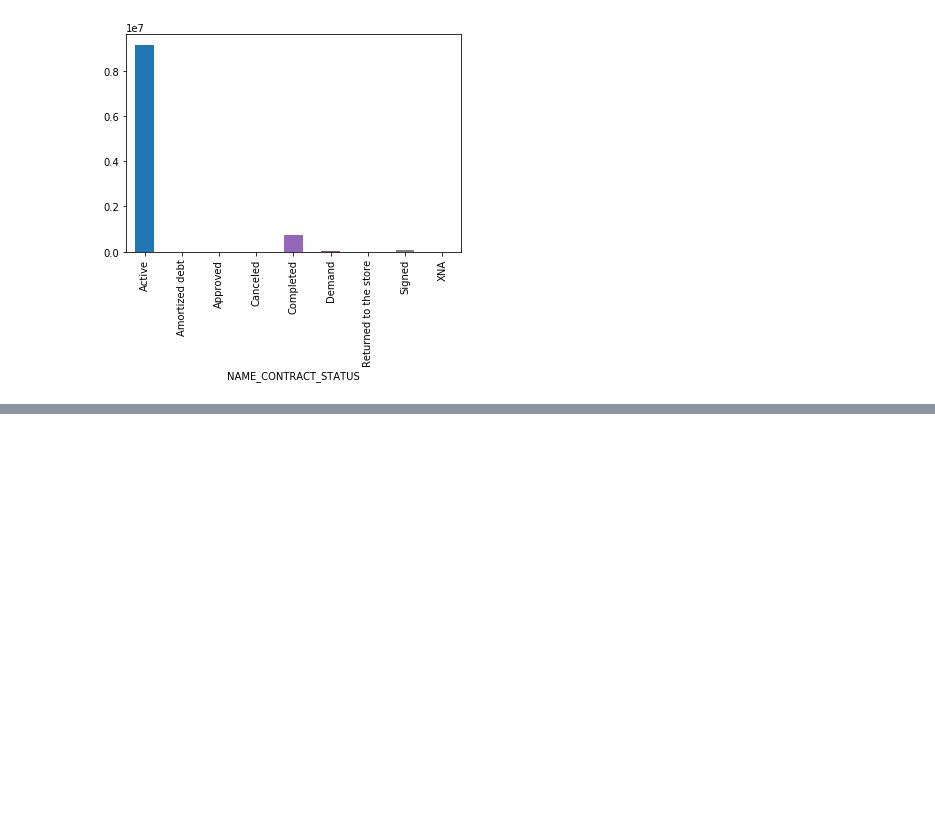
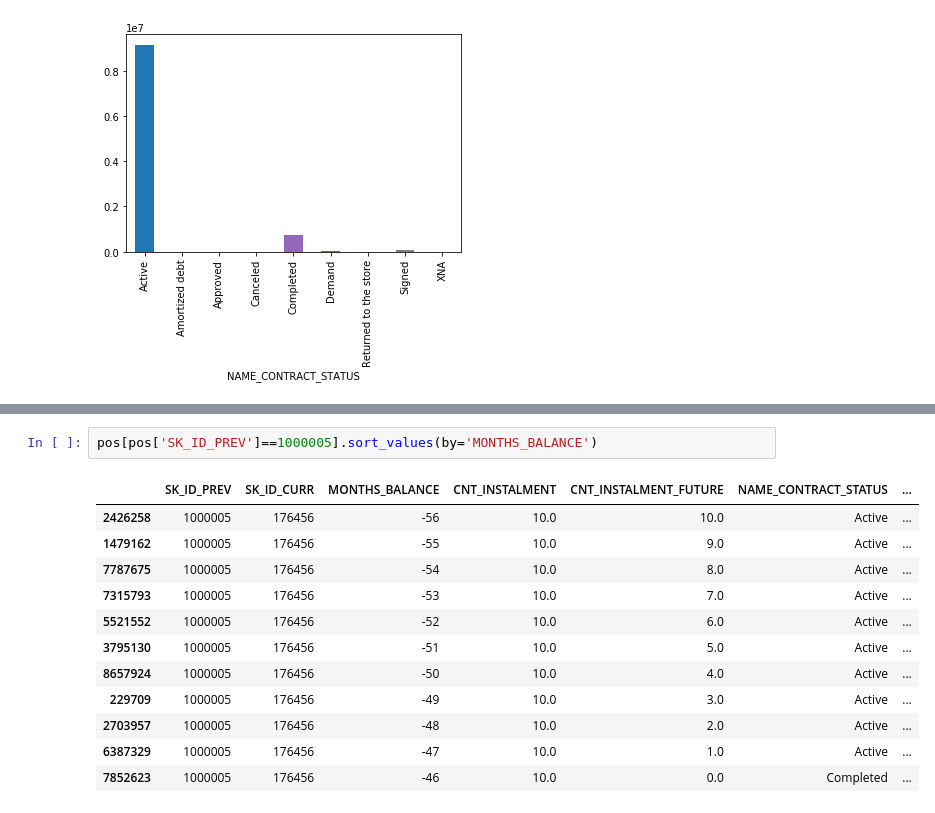
Before and after one commit to jz95/Solution-for-Kaggle-Home-Credit-Default-Risk, a Jupyter notebook: notebook/POS_CASH_BALANCE.ipynb, the cells around one changed output, grey strips where cells are left out. Drawn from its saved outputs; the diff is of its cells as text; blank space fills up the shorter version.

```diff
--- a/notebook/POS_CASH_BALANCE.ipynb
+++ b/notebook/POS_CASH_BALANCE.ipynb
@@ -39,0 +69,15 @@ pos.groupby('NAME_CONTRACT_STATUS')['SK_ID_CURR'].count().plot(kind='bar')
+# %%
+pos[pos['SK_ID_PREV']==1000005].sort_values(by='MONTHS_BALANCE')
+# %% [output]
+|  | SK_ID_PREV | SK_ID_CURR | MONTHS_BALANCE | CNT_INSTALMENT | CNT_INSTALMENT_FUTURE | NAME_CONTRACT_STATUS | ... |
+| 2426258 | 1000005 | 176456 | -56 | 10.0 | 10.0 | Active | ... |
+| 1479162 | 1000005 | 176456 | -55 | 10.0 | 9.0 | Active | ... |
+| 7787675 | 1000005 | 176456 | -54 | 10.0 | 8.0 | Active | ... |
+| 7315793 | 1000005 | 176456 | -53 | 10.0 | 7.0 | Active | ... |
+| 5521552 | 1000005 | 176456 | -52 | 10.0 | 6.0 | Active | ... |
+| 3795130 | 1000005 | 176456 | -51 | 10.0 | 5.0 | Active | ... |
+| 8657924 | 1000005 | 176456 | -50 | 10.0 | 4.0 | Active | ... |
+| 229709 | 1000005 | 176456 | -49 | 10.0 | 3.0 | Active | ... |
+| 2703957 | 1000005 | 176456 | -48 | 10.0 | 2.0 | Active | ... |
+| 6387329 | 1000005 | 176456 | -47 | 10.0 | 1.0 | Active | ... |
+| 7852623 | 1000005 | 176456 | -46 | 10.0 | 0.0 | Completed | ... |
```
Also changed, not shown: parts of 12 cells of this notebook, 11 other files.
